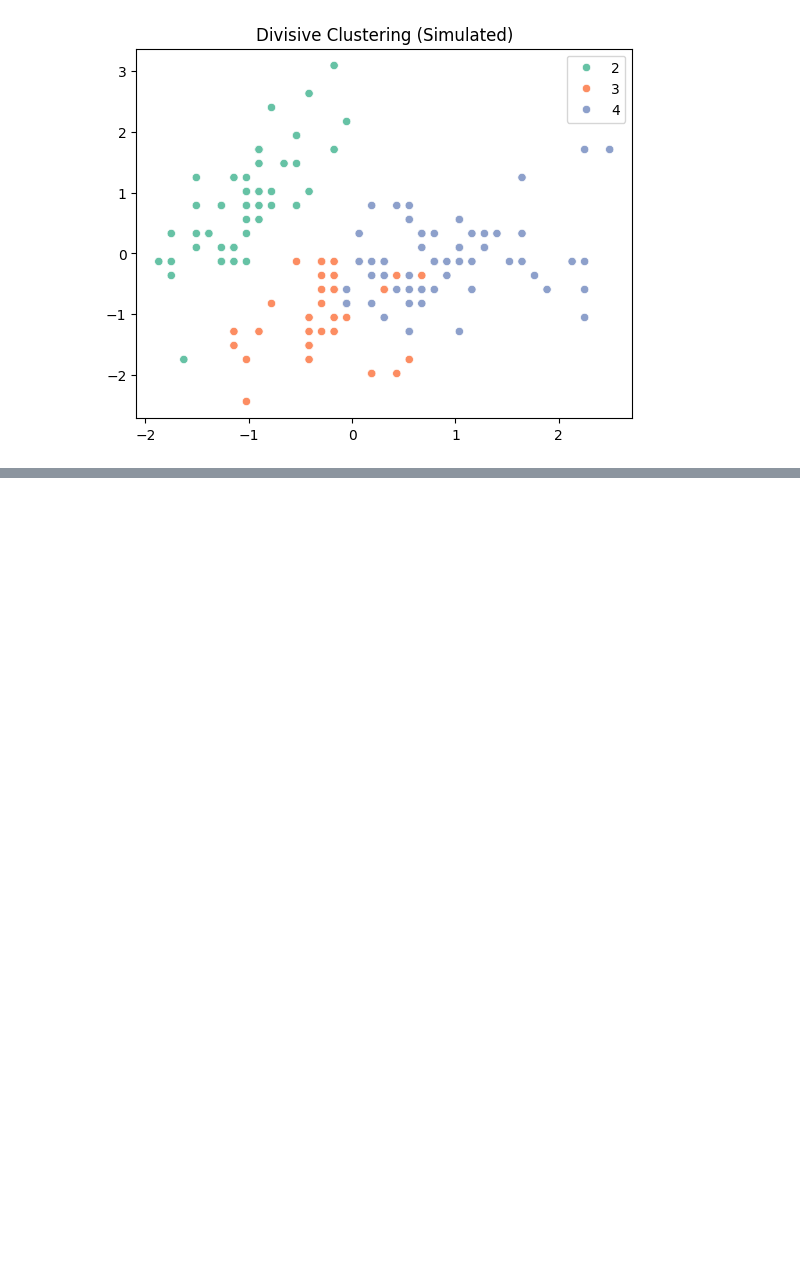
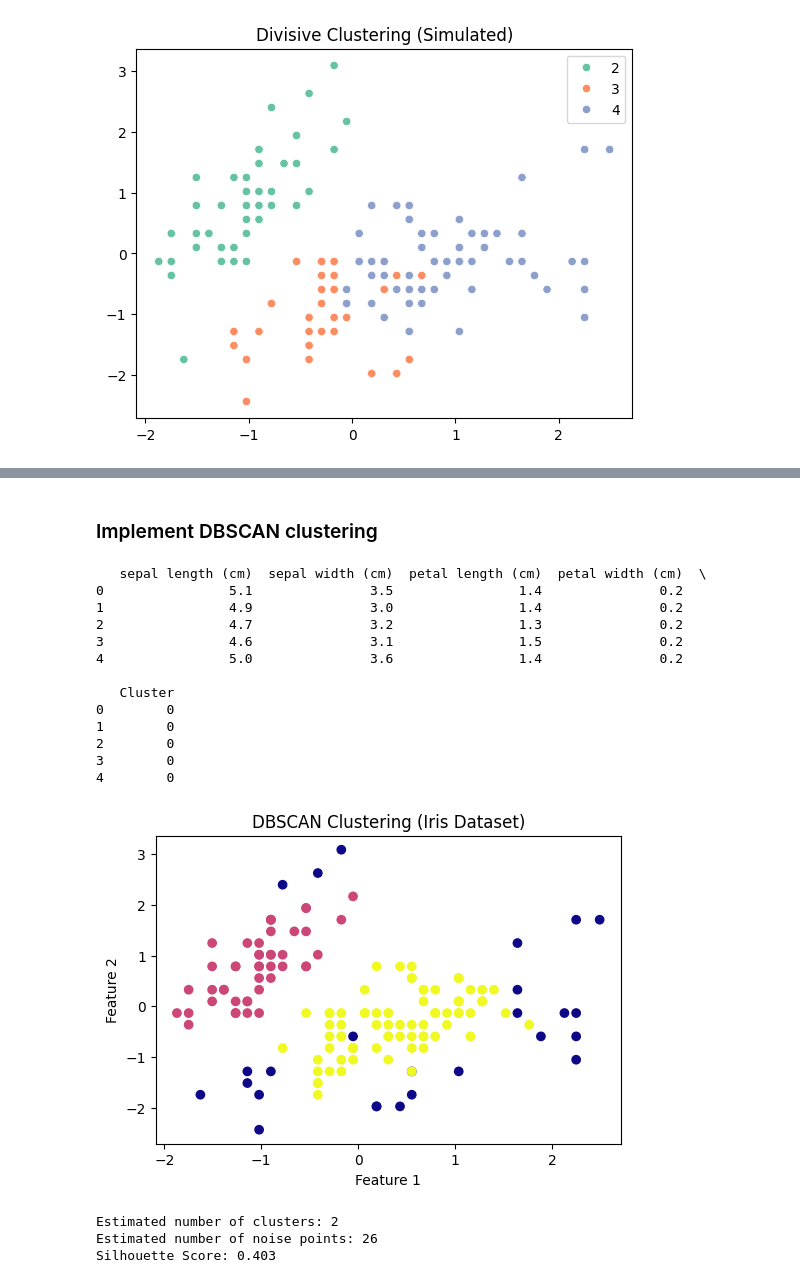
Before and after one commit to naveen-ramavath/machine-learning, a Jupyter notebook: week_7_clusturing_.ipynb, the cells around one changed output, grey strips where cells are left out. Drawn from its saved outputs; the diff is of its cells as text; code cells hidden in the pictures; blank space fills up the shorter version.

```diff
--- a/week_7_clusturing_.ipynb
+++ b/week_7_clusturing_.ipynb
@@ -117,0 +159,69 @@ plt.show()
+# %% [markdown]
+### Implement DBSCAN clustering
+# %%
+# --------------------------------------------
+# DBSCAN Clustering Example
+# --------------------------------------------
+import numpy as np
+import pandas as pd
+import matplotlib.pyplot as plt
+from sklearn.datasets import load_iris
+from sklearn.preprocessing import StandardScaler
+from sklearn.cluster import DBSCAN
+from sklearn.metrics import silhouette_score
+
+# Load dataset
+iris = load_iris()
+X = iris.data
+
+# Step 1: Standardize features (important for DBSCAN)
+scaler = StandardScaler()
+X_scaled = scaler.fit_transform(X)
+
+# Step 2: Apply DBSCAN
+dbscan = DBSCAN(eps=0.6, min_samples=5)
+y_db = dbscan.fit_predict(X_scaled)
+
+# Step 3: Add cluster labels to DataFrame
+df = pd.DataFrame(X, columns=iris.feature_names)
+df['Cluster'] = y_db
+print(df.head())
+
+# Step 4: Visualize clusters
+plt.figure(figsize=(6, 4))
+plt.scatter(X_scaled[:, 0], X_scaled[:, 1], c=y_db, cmap='plasma')
+plt.title("DBSCAN Clustering (Iris Dataset)")
+plt.xlabel("Feature 1")
+plt.ylabel("Feature 2")
+plt.show()
+
+# Step 5: Evaluation
+n_clusters = len(set(y_db)) - (1 if -1 in y_db else 0)
+n_noise = list(y_db).count(-1)
+print(f"Estimated number of clusters: {n_clusters}")
+print(f"Estimated number of noise points: {n_noise}")
+
+# Optional: Silhouette Score (for non-noise clusters)
+if n_clusters > 1:
+    score = silhouette_score(X_scaled, y_db)
+    print(f"Silhouette Score: {score:.3f}")
+else:
+    print("Silhouette Score cannot be computed (only 1 cluster).")
+# %% [output]
+   sepal length (cm)  sepal width (cm)  petal length (cm)  petal width (cm)  \
+0                5.1               3.5                1.4               0.2
+1                4.9               3.0                1.4               0.2
+2                4.7               3.2                1.3               0.2
+3                4.6               3.1                1.5               0.2
+4                5.0               3.6                1.4               0.2
+
+   Cluster
+0        0
+1        0
+2        0
+3        0
+4        0
+[figure, added]
+Estimated number of clusters: 2
+Estimated number of noise points: 26
+Silhouette Score: 0.403
```
Also changed, not shown: parts of 5 cells of this notebook.
